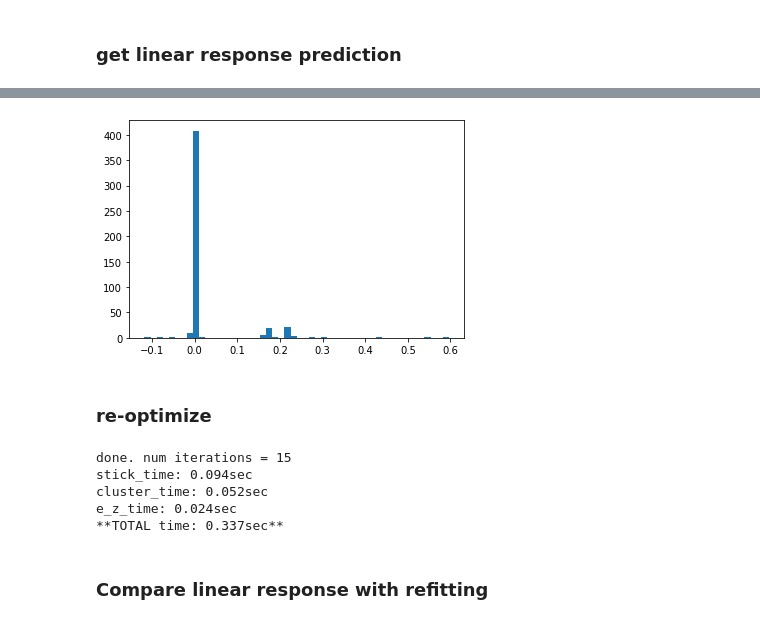
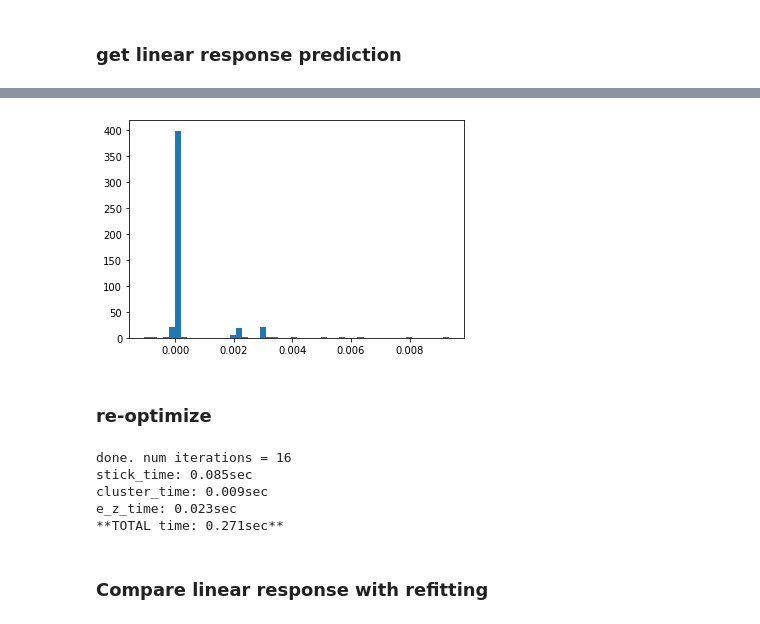
Before and after one commit to mijordan3/BNP_sensitivity, a Jupyter notebook: GMM_clustering/jupyter/parametric_sensitivity-approx_optimum.ipynb, the cells around one changed output, grey strips where cells are left out. Saved outputs shown, nothing was run; the diff lists cells and outputs as text; code cells hidden in the pictures.

```diff
--- a/GMM_clustering/jupyter/parametric_sensitivity-approx_optimum.ipynb
+++ b/GMM_clustering/jupyter/parametric_sensitivity-approx_optimum.ipynb
@@ -289,7 +273,7 @@ else:
     preconditioner = precond_lib.get_gmm_preconditioner(vb_cavi_free, vb_params_paragami)
     obj_fun_hvp = autograd.hessian_vector_product(objective_fun_free, argnum = 0)
 
-    hess_solver = vittles.solver_lib.get_cg_solver(lambda x : obj_fun_hvp(vb_cavi_free, prior_alpha_free, x),
+    hess_solver = vittles.solver_lib.get_cg_solver(lambda x : obj_fun_hvp(vb_cavi_free, prior_alpha, x),
                                                             dim = len(vb_cavi_free),
                                                             cg_opts={'M':preconditioner})
 
@@ -299,7 +283,7 @@ vb_sens = \
     vittles.HyperparameterSensitivityLinearApproximation(
         objective_fun = objective_fun_free,
         opt_par_value = vb_cavi_free,
-        hyper_par_value = prior_alpha_free,
+        hyper_par_value = prior_alpha,
         hess_solver = hess_solver)
 
 print('derivative time: {}sec'.format(np.round(time.time() - t0, 3)))
@@ -315,7 +299,7 @@ if continue_with_newton:
         preconditioner = precond_lib.get_gmm_preconditioner(vb_newton_free, vb_params_paragami)
 
         newton_hess_solver = vittles.solver_lib.get_cg_solver(lambda x : obj_fun_hvp(vb_newton_free,
-                                                                              prior_alpha_free, x),
+                                                                              prior_alpha, x),
                                                                 dim = len(vb_cavi_free),
                                                                 cg_opts={'M':preconditioner})
 
@@ -325,7 +309,7 @@ if continue_with_newton:
         vittles.HyperparameterSensitivityLinearApproximation(
             objective_fun = objective_fun_free,
             opt_par_value = vb_newton_free,
-            hyper_par_value = prior_alpha_free,
+            hyper_par_value = prior_alpha,
             hess_solver = newton_hess_solver)
 
     print('derivative time: {}sec'.format(np.round(time.time() - t0, 3)))
@@ -334,7 +318,7 @@ derivative time: 2.834sec
 # %% [markdown]
 ### Set new prior
 # %%
-new_alpha = np.array([5.])
+new_alpha = np.array([3.1])
 
 prior_params_pert_dict = deepcopy(prior_params_dict)
 prior_params_pert_dict['alpha'] = new_alpha
@@ -349,7 +333,7 @@ perturbed alpha,  [5.]
 # %%
 lr_vb_free_params = \
     vb_sens.predict_opt_par_from_hyper_par(
-        prior_params_paragami['alpha'].flatten(prior_params_pert_dict['alpha'], free = True))
+        prior_params_paragami['alpha'].flatten(prior_params_pert_dict['alpha'], free = use_free_alpha))
 # %%
 print('l_inf diff: ', np.max(np.abs(lr_vb_free_params - vb_cavi_free)))
 # %% [output]
@@ -357,12 +341,12 @@ l_inf diff:  0.6021429010856891
 # %%
 if continue_with_newton:
     lr_newton_vb_free_params = \
         vb_sens_newton.predict_opt_par_from_hyper_par(
-        prior_params_paragami['alpha'].flatten(prior_params_pert_dict['alpha'], free = True))
+        prior_params_paragami['alpha'].flatten(prior_params_pert_dict['alpha'], free = use_free_alpha))
 
     plt.hist(lr_vb_free_params - lr_newton_vb_free_params, bins = 50);
 # %% [output]
-[figure, old version]
+[figure, new version]
 # %% [markdown]
 ### re-optimize
 # %%
@@ -370,18 +354,18 @@ new_init_dict = deepcopy(vb_cavi_dict)
 # new_init_dict = deepcopy(init_vb_params_dict)
 new_init_free = vb_params_paragami.flatten(new_init_dict, free = True)
 # %%
-vb_pert_dict, e_z_pert, kl_loss = cavi_lib.run_cavi(features, deepcopy(new_init_dict),
+vb_pert_dict, e_z_pert = cavi_lib.run_cavi(features, deepcopy(new_init_dict),
                                         vb_params_paragami, prior_params_pert_dict,
                                         gh_loc, gh_weights,
-                                       debug = True)
+                                       debug = False)
 
 vb_opt_pert = vb_params_paragami.flatten(vb_pert_dict, free = True)
 # %% [output]
-done. num iterations = 15
-stick_time: 0.094sec
-cluster_time: 0.052sec
-e_z_time: 0.024sec
-**TOTAL time: 0.337sec**
+done. num iterations = 16
+stick_time: 0.085sec
+cluster_time: 0.009sec
+e_z_time: 0.023sec
+**TOTAL time: 0.271sec**
 # %% [markdown]
 ### Compare linear response with refitting
 # %%
```
Also changed, not shown: parts of 23 cells of this notebook, 2 other files.
